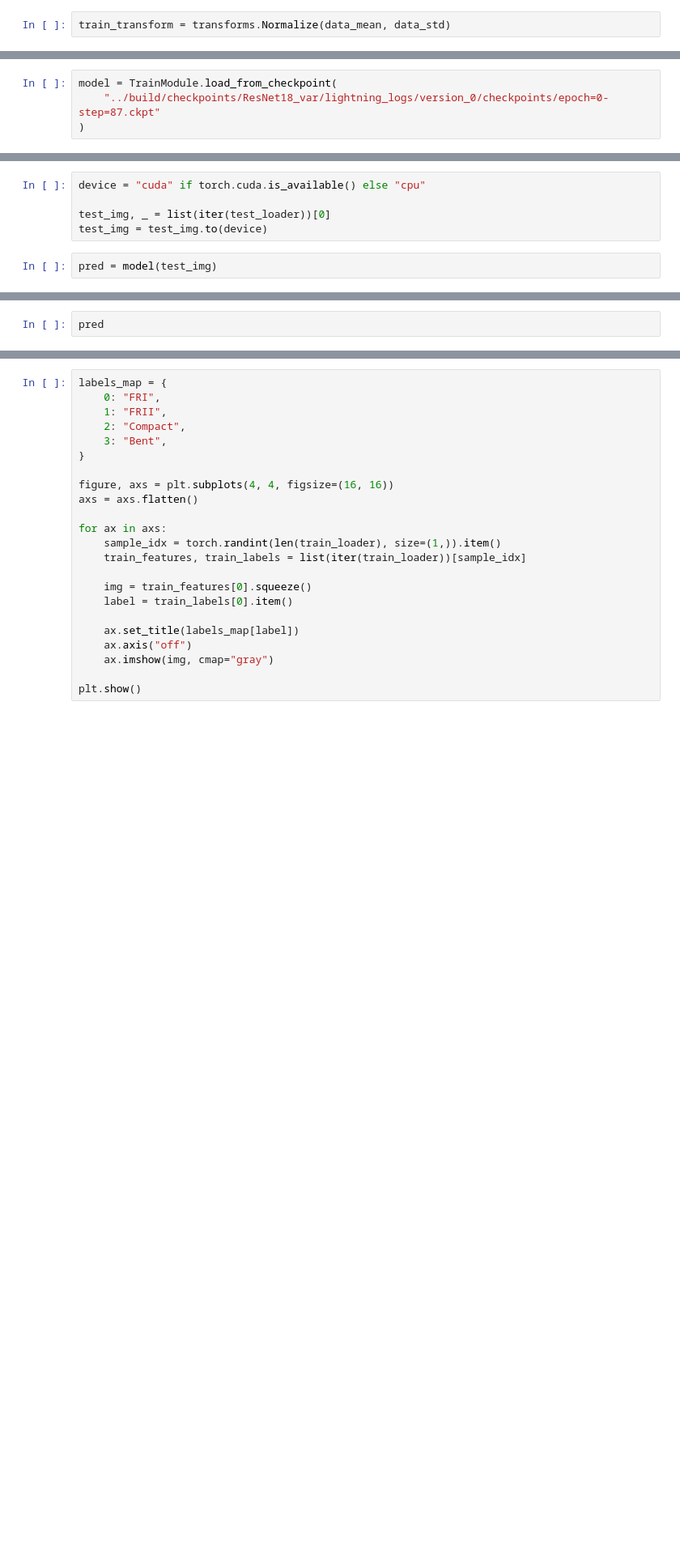
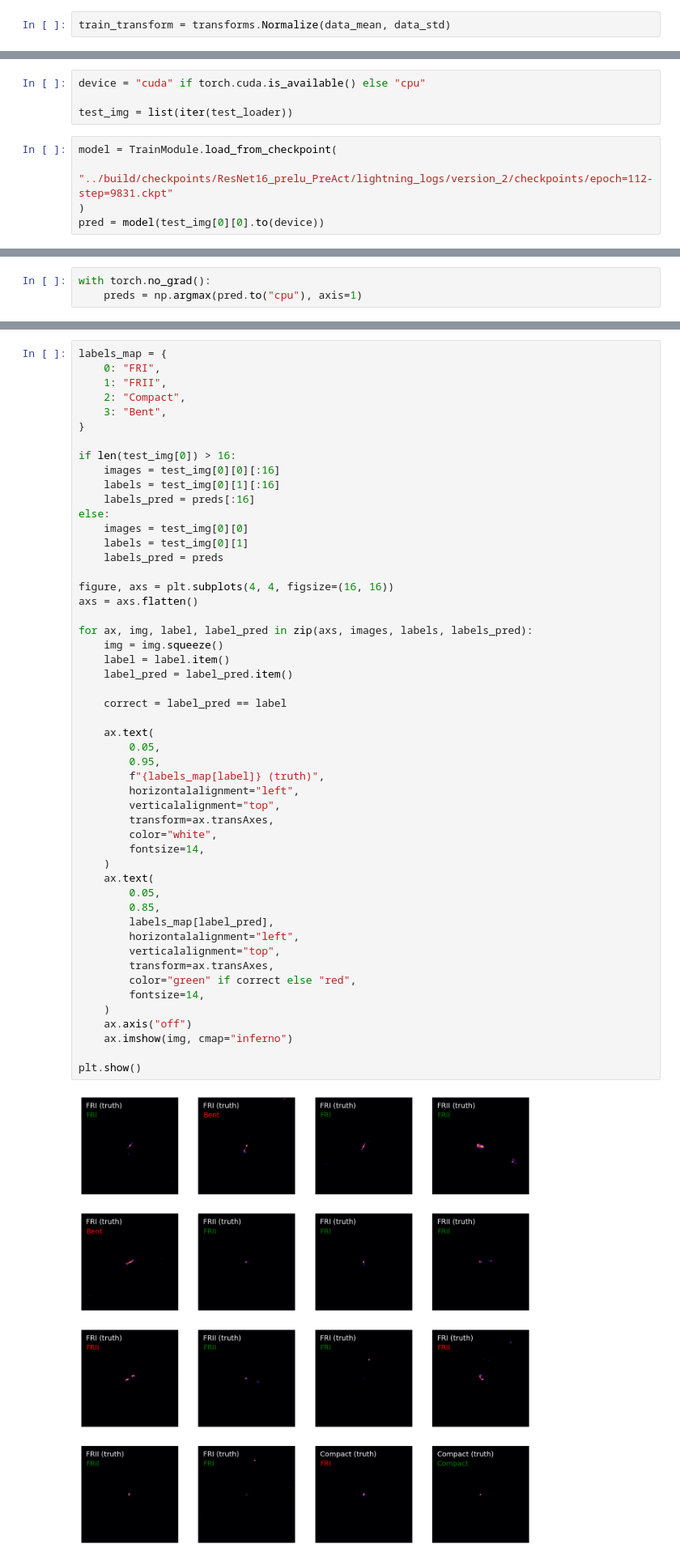
Before and after one commit to aknierim/ml_project, a Jupyter notebook: notebooks/start_training.ipynb, the cells around one changed output, grey strips where cells are left out. Shown: that part at 81% size. Drawn from its saved outputs; the diff is of its cells as text; blank space fills up the shorter version.

```diff
--- a/notebooks/start_training.ipynb
+++ b/notebooks/start_training.ipynb
@@ -161,4 +157,0 @@ result
-# %%
-model = TrainModule.load_from_checkpoint(
-    "../build/checkpoints/ResNet18_var/lightning_logs/version_0/checkpoints/epoch=0-step=87.ckpt"
-)
@@ -167,7 +158,9 @@ result
 # %%
 device = "cuda" if torch.cuda.is_available() else "cpu"
 
-test_img, _ = list(iter(test_loader))[0]
-test_img = test_img.to(device)
+test_img = list(iter(test_loader))
 # %%
-pred = model(test_img)
+model = TrainModule.load_from_checkpoint(
+    "../build/checkpoints/ResNet16_prelu_PreAct/lightning_logs/version_2/checkpoints/epoch=112-step=9831.ckpt"
+)
+pred = model(test_img[0][0].to(device))
@@ -174,2 +169,3 @@ pred = model(test_img)
 # %%
-pred
+with torch.no_grad():
+    preds = np.argmax(pred.to("cpu"), axis=1)
@@ -183,23 +214,53 @@ with torch.no_grad():
 # %%
 labels_map = {
     0: "FRI",
     1: "FRII",
     2: "Compact",
     3: "Bent",
 }
 
+if len(test_img[0]) > 16:
+    images = test_img[0][0][:16]
+    labels = test_img[0][1][:16]
+    labels_pred = preds[:16]
+else:
+    images = test_img[0][0]
+    labels = test_img[0][1]
+    labels_pred = preds
+
 figure, axs = plt.subplots(4, 4, figsize=(16, 16))
 axs = axs.flatten()
 
-for ax in axs:
-    sample_idx = torch.randint(len(train_loader), size=(1,)).item()
-    train_features, train_labels = list(iter(train_loader))[sample_idx]
+for ax, img, label, label_pred in zip(axs, images, labels, labels_pred):
+    img = img.squeeze()
+    label = label.item()
+    label_pred = label_pred.item()
 
-    img = train_features[0].squeeze()
-    label = train_labels[0].item()
+    correct = label_pred == label
 
-    ax.set_title(labels_map[label])
+    ax.text(
+        0.05,
+        0.95,
+        f"{labels_map[label]} (truth)",
+        horizontalalignment="left",
+        verticalalignment="top",
+        transform=ax.transAxes,
+        color="white",
+        fontsize=14,
+    )
+    ax.text(
+        0.05,
+        0.85,
+        labels_map[label_pred],
+        horizontalalignment="left",
+        verticalalignment="top",
+        transform=ax.transAxes,
+        color="green" if correct else "red",
+        fontsize=14,
+    )
     ax.axis("off")
-    ax.imshow(img, cmap="gray")
+    ax.imshow(img, cmap="inferno")
 
 plt.show()
+# %% [output]
+[figure, added]
```
Also changed, not shown: parts of 14 cells of this notebook, 1 other file.
